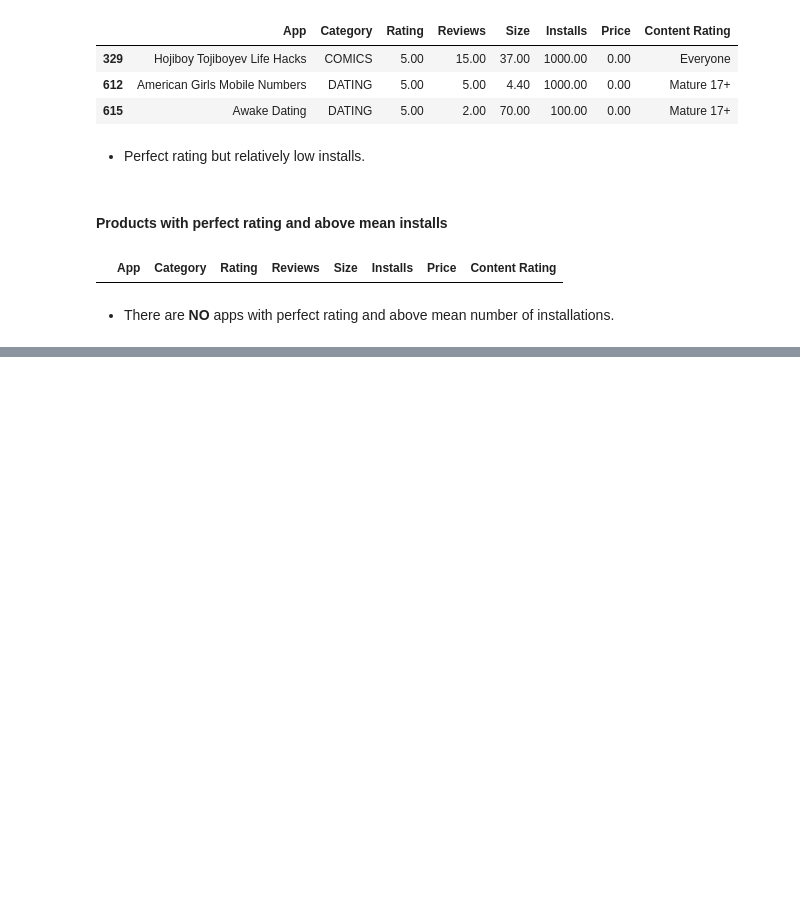
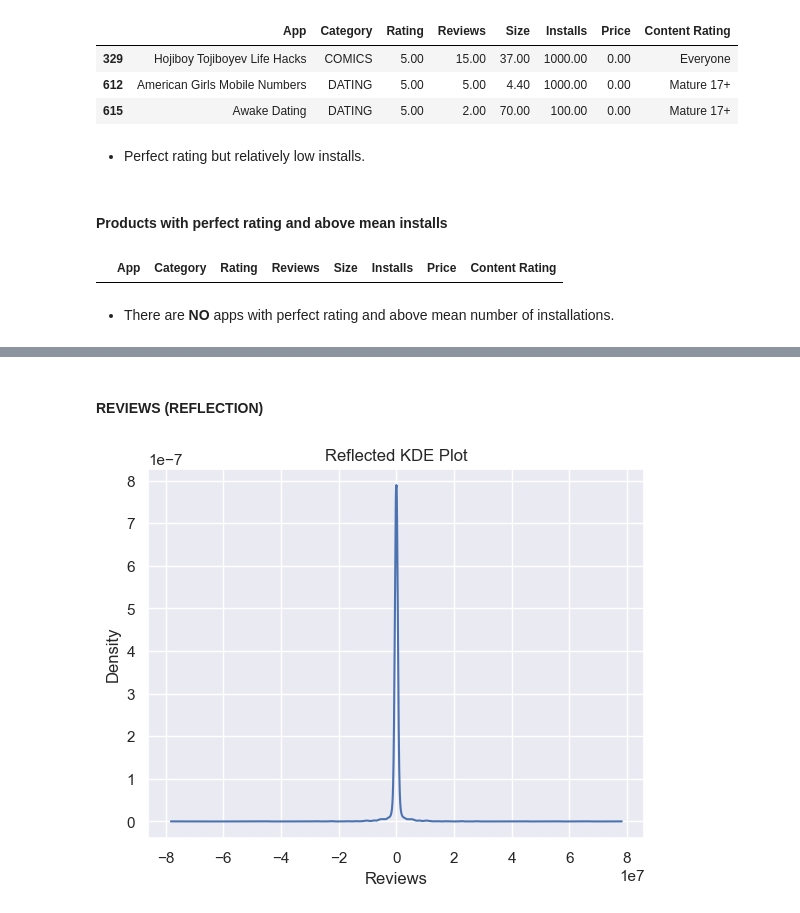
Before and after one commit to RitiGawade/Google-Play-Store, a Jupyter notebook: Data_Visualization.ipynb, the cells around one changed output, grey strips where cells are left out. Cells and saved outputs as stored; diff of their text form; code cells hidden in the pictures; blank space fills up the shorter version.

```diff
--- a/Data_Visualization.ipynb
+++ b/Data_Visualization.ipynb
@@ -352,0 +403,32 @@ df[(df['Rating'] == 5) & df['Installs'] >= df['Installs'].mean()]
+# %% [markdown]
+#### REVIEWS (REFLECTION)
+# %%
+#library for implementing kde to series
+from scipy.stats import gaussian_kde
+
+#Filter reviews column from dataframe
+df_rev = df['Reviews']
+
+# Compute KDE estimation using scipy.stats
+k = gaussian_kde(df_rev)
+
+# Get the estimated density values
+x = np.linspace(df_rev.min(), df_rev.max(), len(df_rev))
+y = k.evaluate(x)
+
+# Reflect the negative part of the density
+y_reflected = np.abs(np.concatenate((y[::-1], y)))
+x_reflected = np.concatenate((-x[::-1], x))
+
+# Create a plot with the reflected density
+plt.plot(x_reflected, y_reflected)
+
+# Add labels and title
+plt.xlabel("Reviews")
+plt.ylabel("Density")
+plt.title("Reflected KDE Plot")
+
+# Display the plot
+plt.show();
+# %% [output]
+[figure, added]
```
Also changed, not shown: parts of 31 cells of this notebook.
